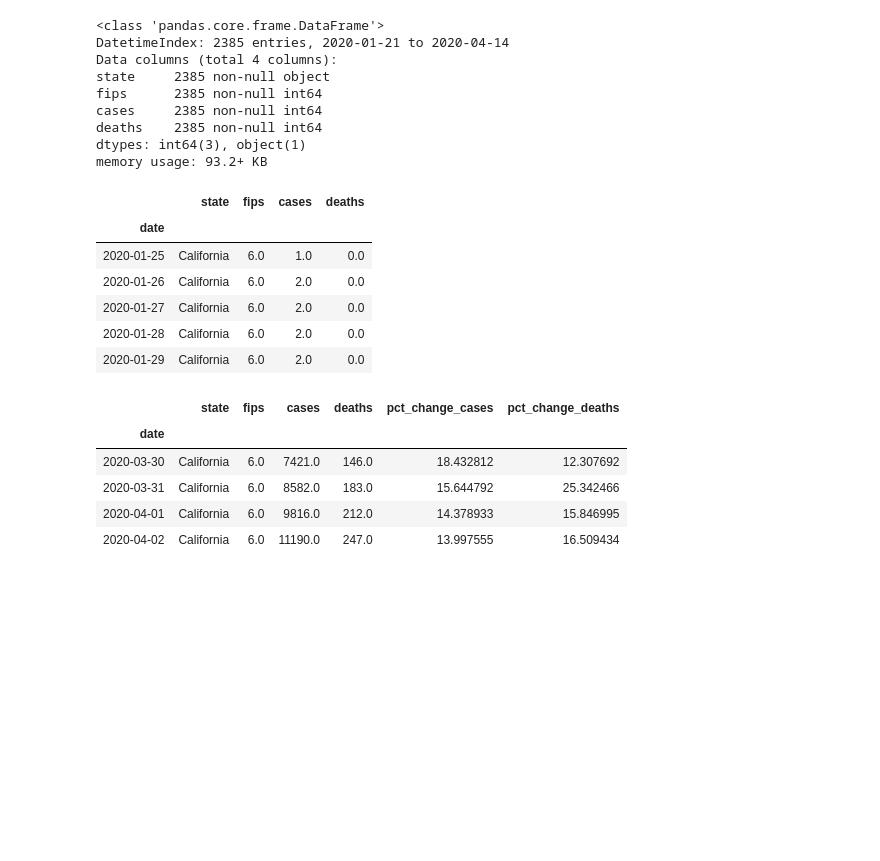
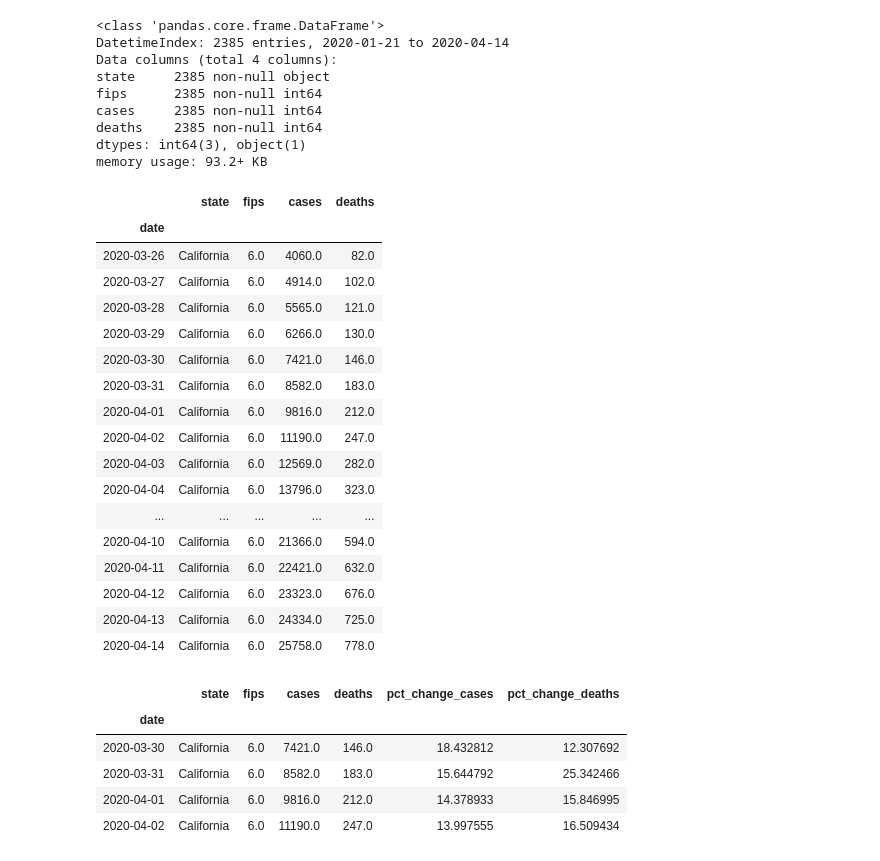
Before and after one commit to ajuljulian/covid-viz, a Jupyter notebook: notebooks/covid19-viz-us-states-1.ipynb, the cells around one changed output. Drawn from its saved outputs; the diff is of its cells as text; code cells hidden in the pictures; blank space fills up the shorter version.

```diff
--- a/notebooks/covid19-viz-us-states-1.ipynb
+++ b/notebooks/covid19-viz-us-states-1.ipynb
@@ -47,17 +47,28 @@ memory usage: 93.2+ KB
 # %%
 STATE = 'California'
 
 df_one_state = df.where(df['state'] == STATE)
 df_one_state = df_one_state.dropna()
-df_one_state.head()
+df_one_state.tail(20)
 # %% [output]
 |  | state | fips | cases | deaths |
 | date |  |  |  |  |
-| 2020-01-25 | California | 6.0 | 1.0 | 0.0 |
-| 2020-01-26 | California | 6.0 | 2.0 | 0.0 |
-| 2020-01-27 | California | 6.0 | 2.0 | 0.0 |
-| 2020-01-28 | California | 6.0 | 2.0 | 0.0 |
-| 2020-01-29 | California | 6.0 | 2.0 | 0.0 |
+| 2020-03-26 | California | 6.0 | 4060.0 | 82.0 |
+| 2020-03-27 | California | 6.0 | 4914.0 | 102.0 |
+| 2020-03-28 | California | 6.0 | 5565.0 | 121.0 |
+| 2020-03-29 | California | 6.0 | 6266.0 | 130.0 |
+| 2020-03-30 | California | 6.0 | 7421.0 | 146.0 |
+| 2020-03-31 | California | 6.0 | 8582.0 | 183.0 |
+| 2020-04-01 | California | 6.0 | 9816.0 | 212.0 |
+| 2020-04-02 | California | 6.0 | 11190.0 | 247.0 |
+| 2020-04-03 | California | 6.0 | 12569.0 | 282.0 |
+| 2020-04-04 | California | 6.0 | 13796.0 | 323.0 |
+| ... | ... | ... | ... | ... |
+| 2020-04-10 | California | 6.0 | 21366.0 | 594.0 |
+| 2020-04-11 | California | 6.0 | 22421.0 | 632.0 |
+| 2020-04-12 | California | 6.0 | 23323.0 | 676.0 |
+| 2020-04-13 | California | 6.0 | 24334.0 | 725.0 |
+| 2020-04-14 | California | 6.0 | 25758.0 | 778.0 |
 # %%
 df_one_state['pct_change_cases'] = df_one_state['cases'].pct_change() * 100
 df_one_state['pct_change_deaths'] = df_one_state['deaths'].pct_change() * 100
```
Also changed, not shown: parts of 1 cell of this notebook, 3 other files.
